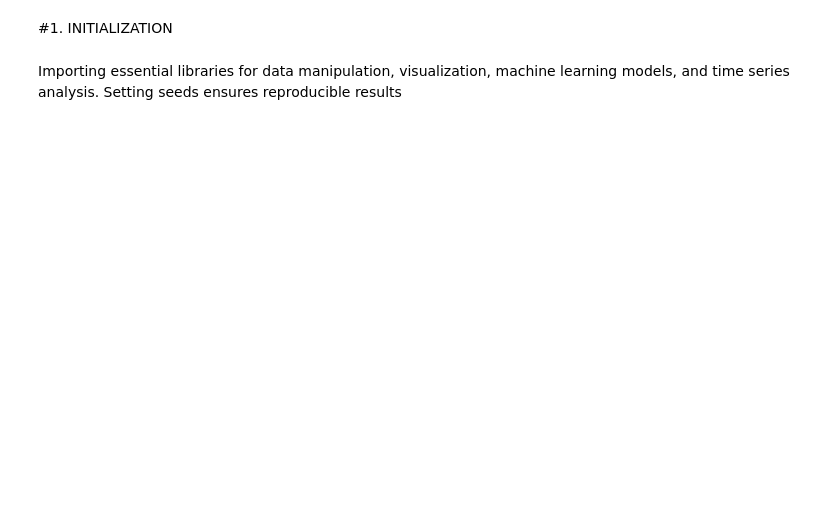
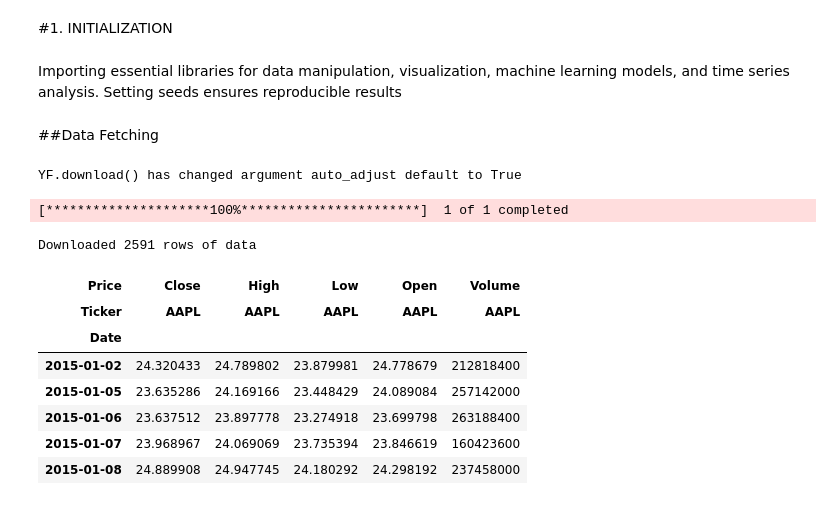
Before and after one commit to vishalgarg99/-IntegratingRegression-and-LSTM-Models-for-Accurate-Stock-Price-Prediction-Using-Yahoo-Finance-Data-, a Jupyter notebook: Hybrid.ipynb, the cells around one changed output. Drawn from its saved outputs; the diff is of its cells as text; code cells hidden in the pictures; blank space fills up the shorter version.

```diff
--- a/Hybrid.ipynb
+++ b/Hybrid.ipynb
@@ -25,3 +25,34 @@ import tensorflow as tf
 tf.random.set_seed(42)
 # %% [markdown]
 Importing essential libraries for data manipulation, visualization, machine learning models, and time series analysis. Setting seeds ensures reproducible results
+# %% [markdown]
+##Data Fetching
+# %%
+# Define ticker and date range
+ticker = 'AAPL'
+start_date = '2015-01-01'
+end_date = dt.datetime.now().strftime('%Y-%m-%d')
+
+# Fetch stock data
+data = yf.download(ticker, start=start_date, end=end_date)
+
+# Check for NaN values and handle them
+if data.isnull().values.any():
+    print("NaN values found in data. Filling with forward fill method.")
+    data.fillna(method='ffill', inplace=True)
+    data.fillna(method='bfill', inplace=True)
+
+print(f"Downloaded {len(data)} rows of data")
+data.head()
+# %% [output]
+YF.download() has changed argument auto_adjust default to True
+[*********************100%***********************]  1 of 1 completed
+Downloaded 2591 rows of data
+| Price | Close | High | Low | Open | Volume |
+| Ticker | AAPL | AAPL | AAPL | AAPL | AAPL |
+| Date |  |  |  |  |  |
+| 2015-01-02 | 24.320433 | 24.789802 | 23.879981 | 24.778679 | 212818400 |
+| 2015-01-05 | 23.635286 | 24.169166 | 23.448429 | 24.089084 | 257142000 |
+| 2015-01-06 | 23.637512 | 23.897778 | 23.274918 | 23.699798 | 263188400 |
+| 2015-01-07 | 23.968967 | 24.069069 | 23.735394 | 23.846619 | 160423600 |
+| 2015-01-08 | 24.889908 | 24.947745 | 24.180292 | 24.298192 | 237458000 |
```
Also changed, not shown: parts of 3 cells of this notebook.
